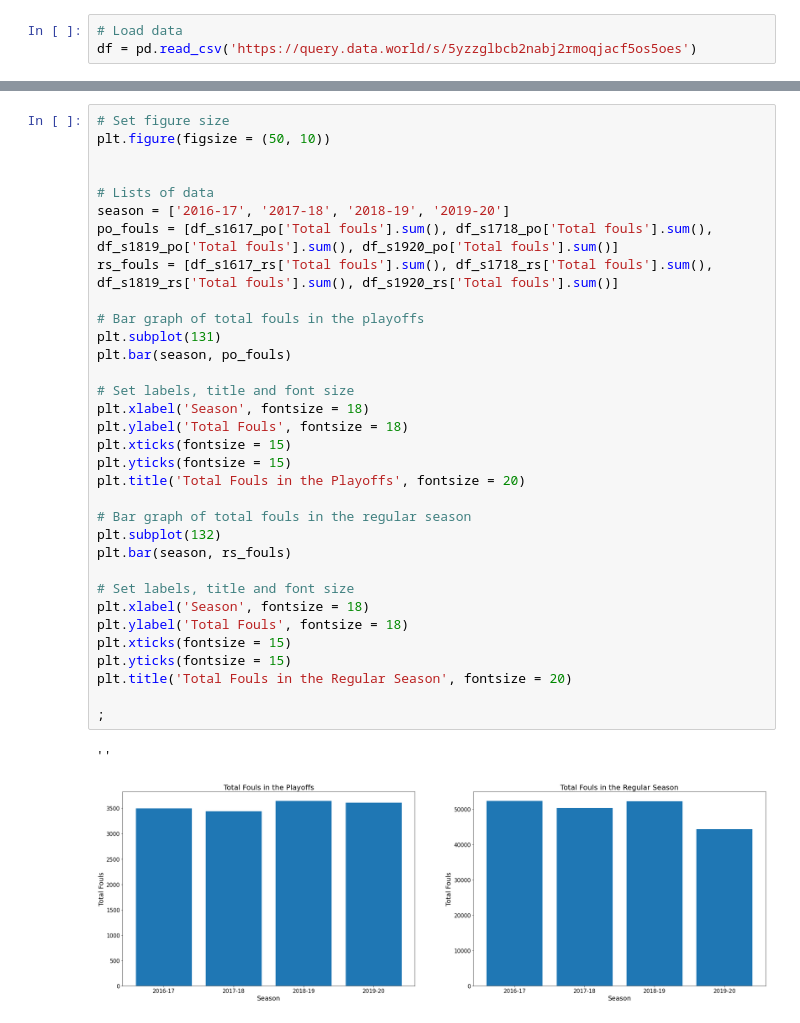
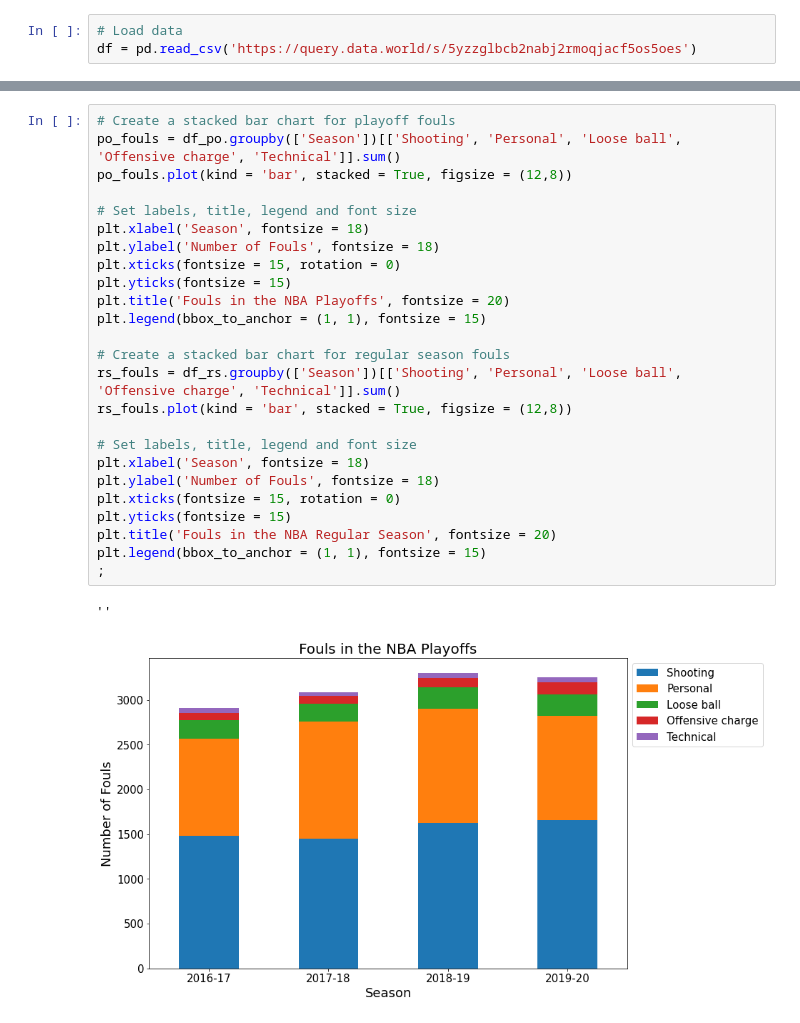
Before and after one commit to dcho16/nba-referees, a Jupyter notebook: data_visualization.ipynb, the cells around one changed output, grey strips where cells are left out. Cells and saved outputs as stored; diff of their text form.

```diff
--- a/data_visualization.ipynb
+++ b/data_visualization.ipynb
@@ -26,38 +14,30 @@ df_s1920_po = df.loc[season_1920 & playoffs, :]
 df_rs = df.loc[regular_season, :]
 df_po = df.loc[playoffs, :]
 # %%
-# Set figure size
-plt.figure(figsize = (50, 10))
+# Create a stacked bar chart for playoff fouls
+po_fouls = df_po.groupby(['Season'])[['Shooting', 'Personal', 'Loose ball', 'Offensive charge', 'Technical']].sum()
+po_fouls.plot(kind = 'bar', stacked = True, figsize = (12,8))
 
+# Set labels, title, legend and font size
+plt.xlabel('Season', fontsize = 18)
+plt.ylabel('Number of Fouls', fontsize = 18)
+plt.xticks(fontsize = 15, rotation = 0)
+plt.yticks(fontsize = 15)
+plt.title('Fouls in the NBA Playoffs', fontsize = 20)
+plt.legend(bbox_to_anchor = (1, 1), fontsize = 15)
 
-# Lists of data
-season = ['2016-17', '2017-18', '2018-19', '2019-20']
-po_fouls = [df_s1617_po['Total fouls'].sum(), df_s1718_po['Total fouls'].sum(), df_s1819_po['Total fouls'].sum(), df_s1920_po['Total fouls'].sum()]
-rs_fouls = [df_s1617_rs['Total fouls'].sum(), df_s1718_rs['Total fouls'].sum(), df_s1819_rs['Total fouls'].sum(), df_s1920_rs['Total fouls'].sum()]
+# Create a stacked bar chart for regular season fouls
+rs_fouls = df_rs.groupby(['Season'])[['Shooting', 'Personal', 'Loose ball', 'Offensive charge', 'Technical']].sum()
+rs_fouls.plot(kind = 'bar', stacked = True, figsize = (12,8))
 
-# Bar graph of total fouls in the playoffs
-plt.subplot(131)
-plt.bar(season, po_fouls)
-
-# Set labels, title and font size
+# Set labels, title, legend and font size
 plt.xlabel('Season', fontsize = 18)
-plt.ylabel('Total Fouls', fontsize = 18)
-plt.xticks(fontsize = 15)
+plt.ylabel('Number of Fouls', fontsize = 18)
+plt.xticks(fontsize = 15, rotation = 0)
 plt.yticks(fontsize = 15)
-plt.title('Total Fouls in the Playoffs', fontsize = 20)
-
-# Bar graph of total fouls in the regular season
-plt.subplot(132)
-plt.bar(season, rs_fouls)
-
-# Set labels, title and font size
-plt.xlabel('Season', fontsize = 18)
-plt.ylabel('Total Fouls', fontsize = 18)
-plt.xticks(fontsize = 15)
-plt.yticks(fontsize = 15)
-plt.title('Total Fouls in the Regular Season', fontsize = 20)
-
+plt.title('Fouls in the NBA Regular Season', fontsize = 20)
+plt.legend(bbox_to_anchor = (1, 1), fontsize = 15)
 ;
 # %% [output]
 ''
-[figure, old version]
+[figure, new version]
```
Also changed, not shown: parts of 2 cells of this notebook.
